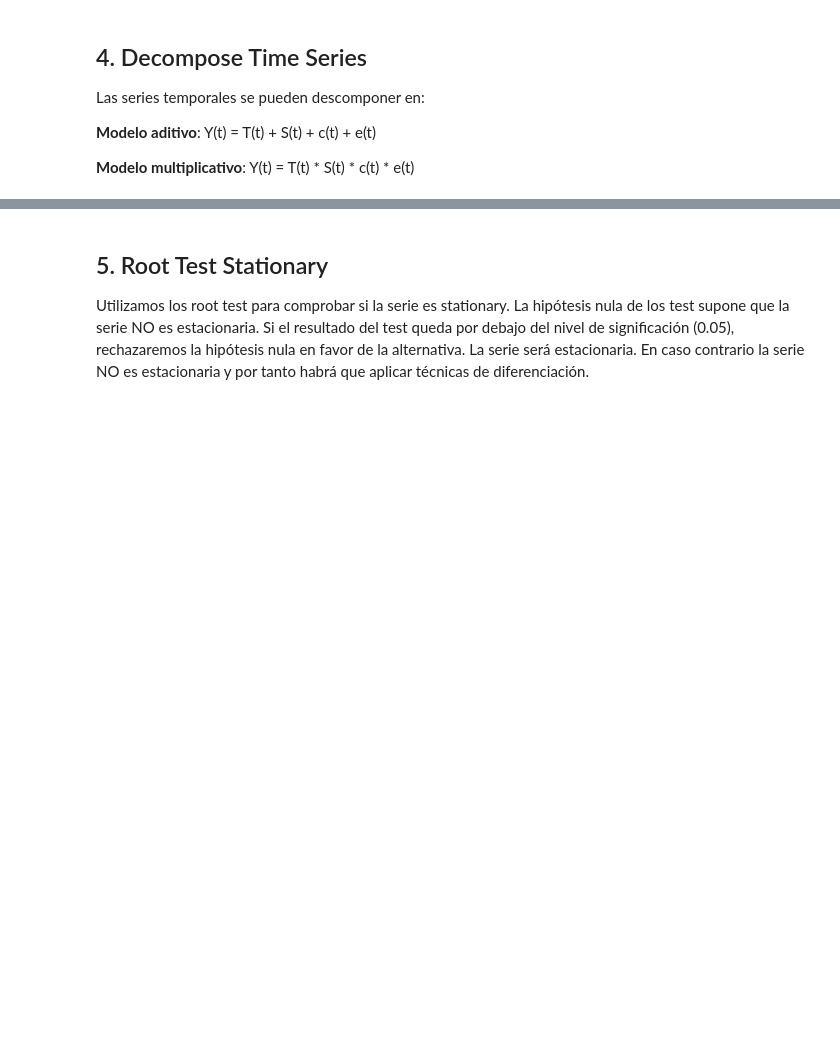
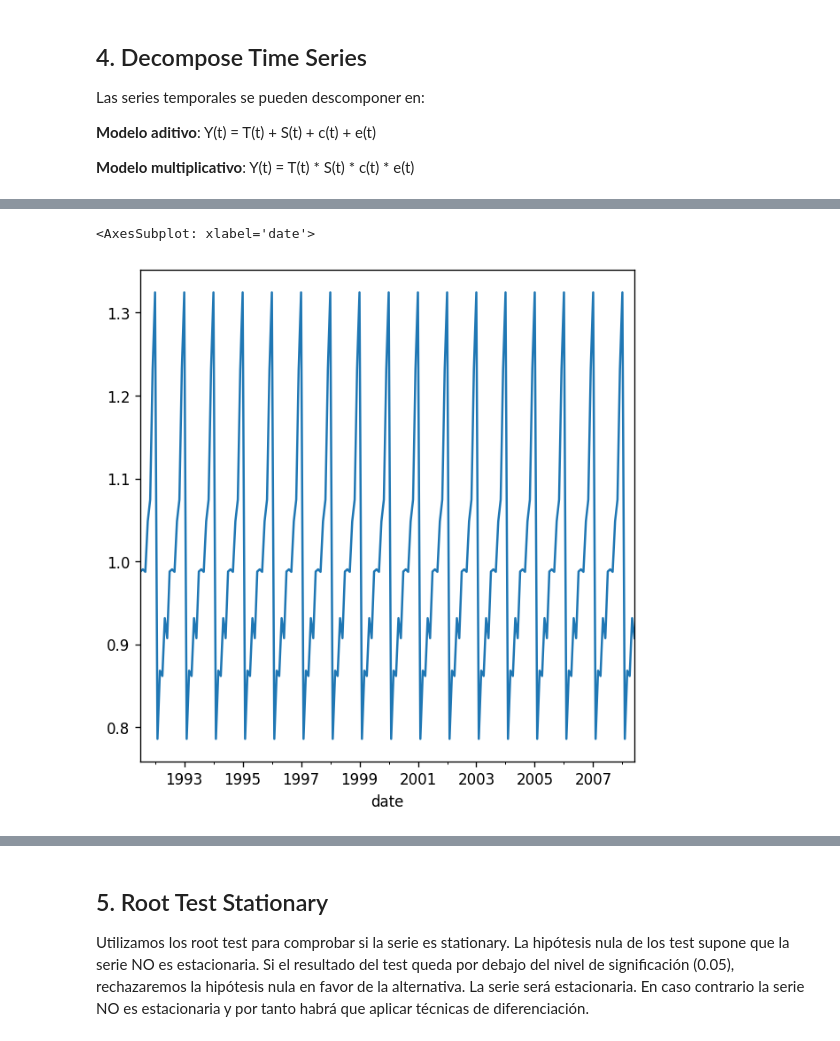
Before and after one commit to isotomor/DSPT_TBS_SVL_0922, a Jupyter notebook: 3-Machine_Learning/2-Time_Series/1 - Time Series Analysis.ipynb, the cells around one changed output, grey strips where cells are left out. Cells and saved outputs as stored; diff of their text form; code cells hidden in the pictures; blank space fills up the shorter version.

```diff
--- a/3-Machine_Learning/2-Time_Series/1 - Time Series Analysis.ipynb
+++ b/3-Machine_Learning/2-Time_Series/1 - Time Series Analysis.ipynb
@@ -153,3 +230,8 @@ df_reconstructed.tail()
+# %%
+df_reconstructed.seasonal.plot()
+# %% [output]
+<AxesSubplot: xlabel='date'>
+[figure, added]
 # %%
 df_reconstructed['check_multiplicate'] = df_reconstructed['seasonal'] * df_reconstructed['trend'] * df_reconstructed['resid']
 df_reconstructed
```
Also changed, not shown: parts of 44 cells of this notebook.
